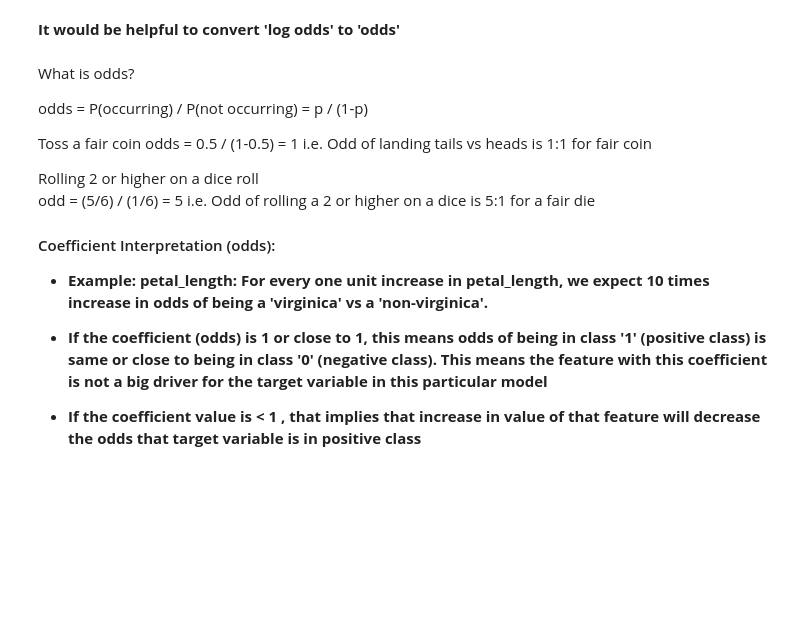
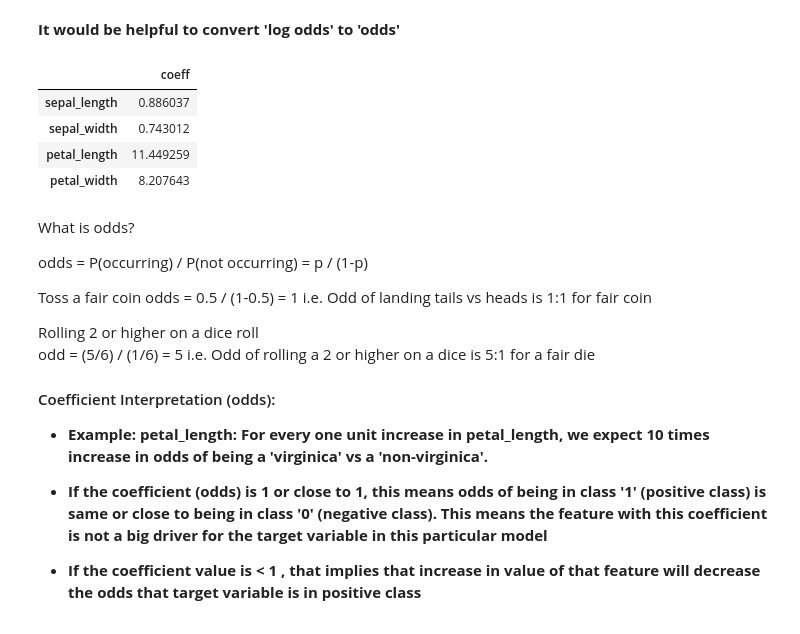
Before and after one commit to CodeupClassroom/leavitt-classification-exercises, a Jupyter notebook: logistic_regression_lesson.ipynb, the cells around one changed output. Saved outputs shown, nothing was run; the diff lists cells and outputs as text; code cells hidden in the pictures; blank space fills up the shorter version.

```diff
--- a/logistic_regression_lesson.ipynb
+++ b/logistic_regression_lesson.ipynb
@@ -117,7 +268,15 @@ log_coeffs
 **It would be helpful to convert 'log odds' to 'odds'**
 # %%
 # convert from log odds to odds (exponentiate)
-odds =
+odds = np.exp(log_coeffs)
+# %%
+odds
+# %% [output]
+|  | coeff |
+| sepal_length | 0.886037 |
+| sepal_width | 0.743012 |
+| petal_length | 11.449259 |
+| petal_width | 8.207643 |
 # %% [markdown]
 What is odds?
 
```
Also changed, not shown: parts of 35 cells of this notebook.
